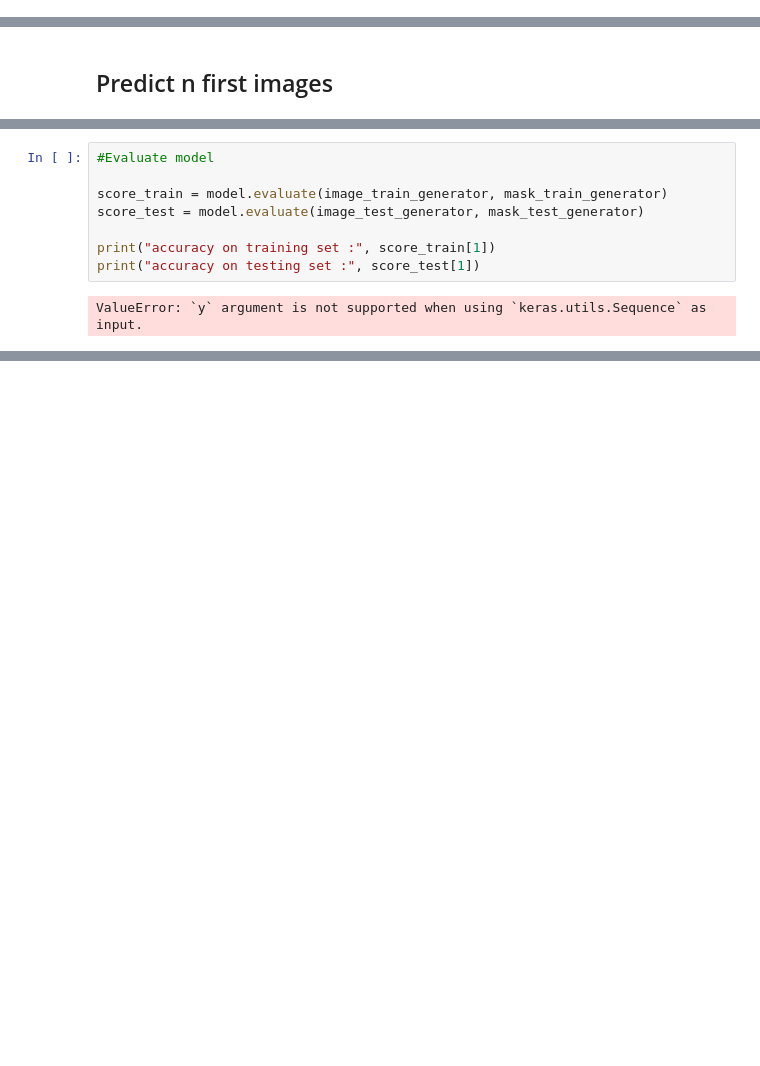
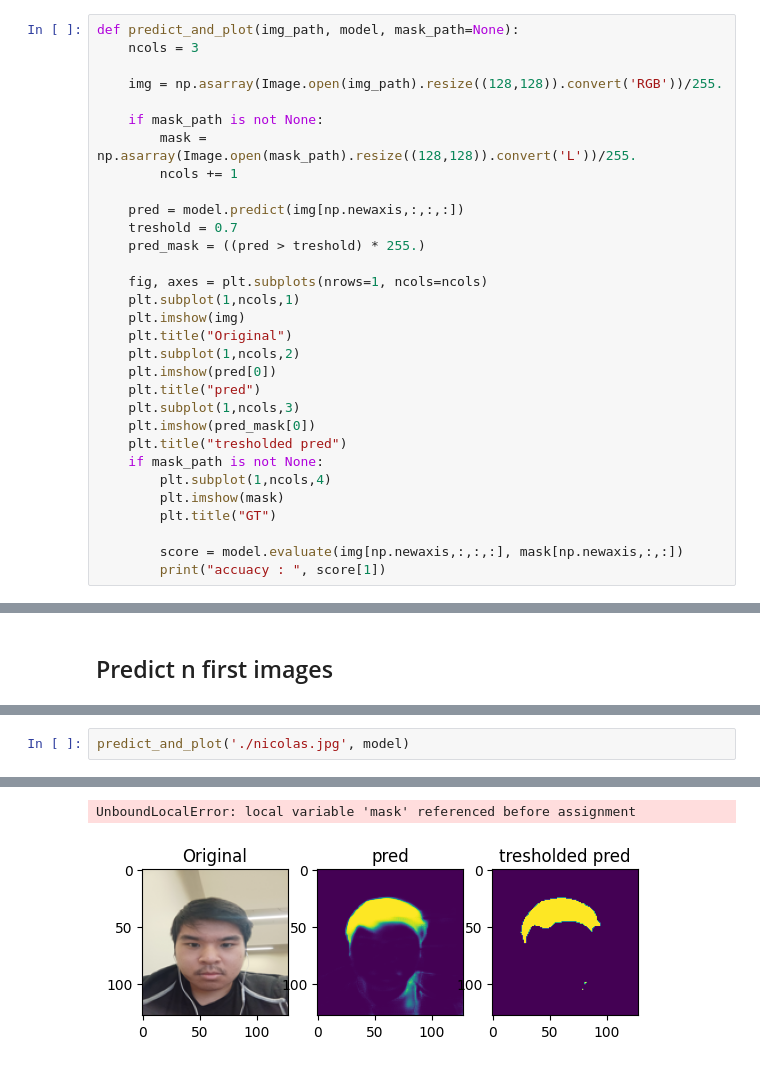
Before and after one commit to Kainasu/hair-seg-project, a Jupyter notebook: hair-segmentation-generator.ipynb, the cells around one changed output, grey strips where cells are left out. Cells and saved outputs as stored; diff of their text form; blank space fills up the shorter version.

```diff
--- a/hair-segmentation-generator.ipynb
+++ b/hair-segmentation-generator.ipynb
@@ -266,5 +288,36 @@ plt.show()
 # %% [markdown]
 ## Predict single image
+# %%
+def predict_and_plot(img_path, model, mask_path=None):
+    ncols = 3
+
+    img = np.asarray(Image.open(img_path).resize((128,128)).convert('RGB'))/255.
+
+    if mask_path is not None:
+        mask = np.asarray(Image.open(mask_path).resize((128,128)).convert('L'))/255.
+        ncols += 1
+
+    pred = model.predict(img[np.newaxis,:,:,:])
+    treshold = 0.7
+    pred_mask = ((pred > treshold) * 255.)
+
+    fig, axes = plt.subplots(nrows=1, ncols=ncols)
+    plt.subplot(1,ncols,1)
+    plt.imshow(img)
+    plt.title("Original")
+    plt.subplot(1,ncols,2)
+    plt.imshow(pred[0])
+    plt.title("pred")
+    plt.subplot(1,ncols,3)
+    plt.imshow(pred_mask[0])
+    plt.title("tresholded pred")
+    if mask_path is not None:
+        plt.subplot(1,ncols,4)
+        plt.imshow(mask)
+        plt.title("GT")
+
+        score = model.evaluate(img[np.newaxis,:,:,:], mask[np.newaxis,:,:])
+        print("accuacy : ", score[1])
 # %% [markdown]
 ### On training data
 # %%
@@ -388,10 +367,3 @@ for i in range(n*3):
-# %%
-#Evaluate model
-
-score_train = model.evaluate(image_train_generator, mask_train_generator)
-score_test = model.evaluate(image_test_generator, mask_test_generator)
-
-print("accuracy on training set :", score_train[1])
-print("accuracy on testing set :", score_test[1])
-# %% [output]
-ValueError: `y` argument is not supported when using `keras.utils.Sequence` as input.
+# %%
+predict_and_plot('./nicolas.jpg', model)
+# %% [output]
@@ -397,0 +371,2 @@ ValueError: `y` argument is not supported when using `keras.utils.Sequence` as i
+UnboundLocalError: local variable 'mask' referenced before assignment
+[figure, added]
```
Also changed, not shown: parts of 10 cells of this notebook.
